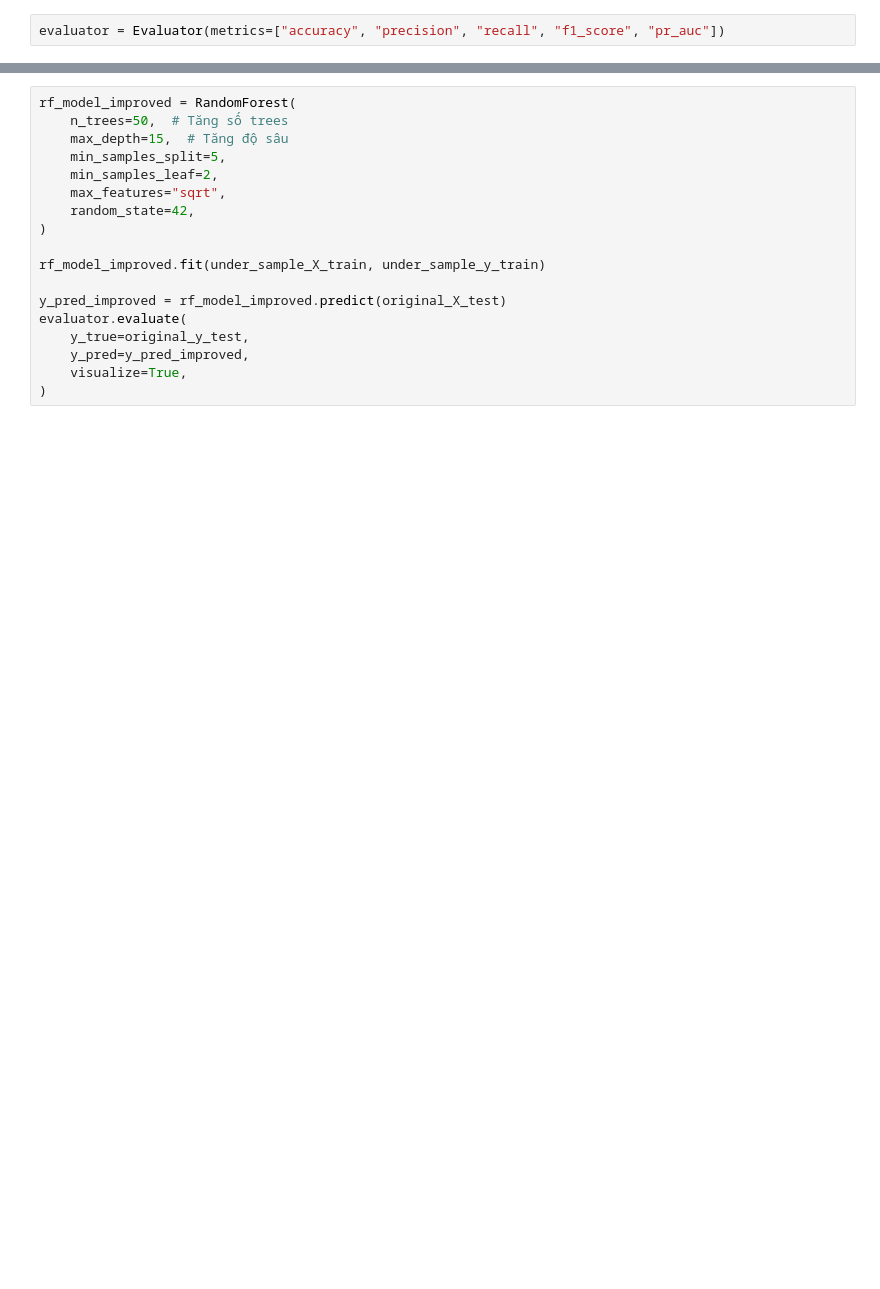
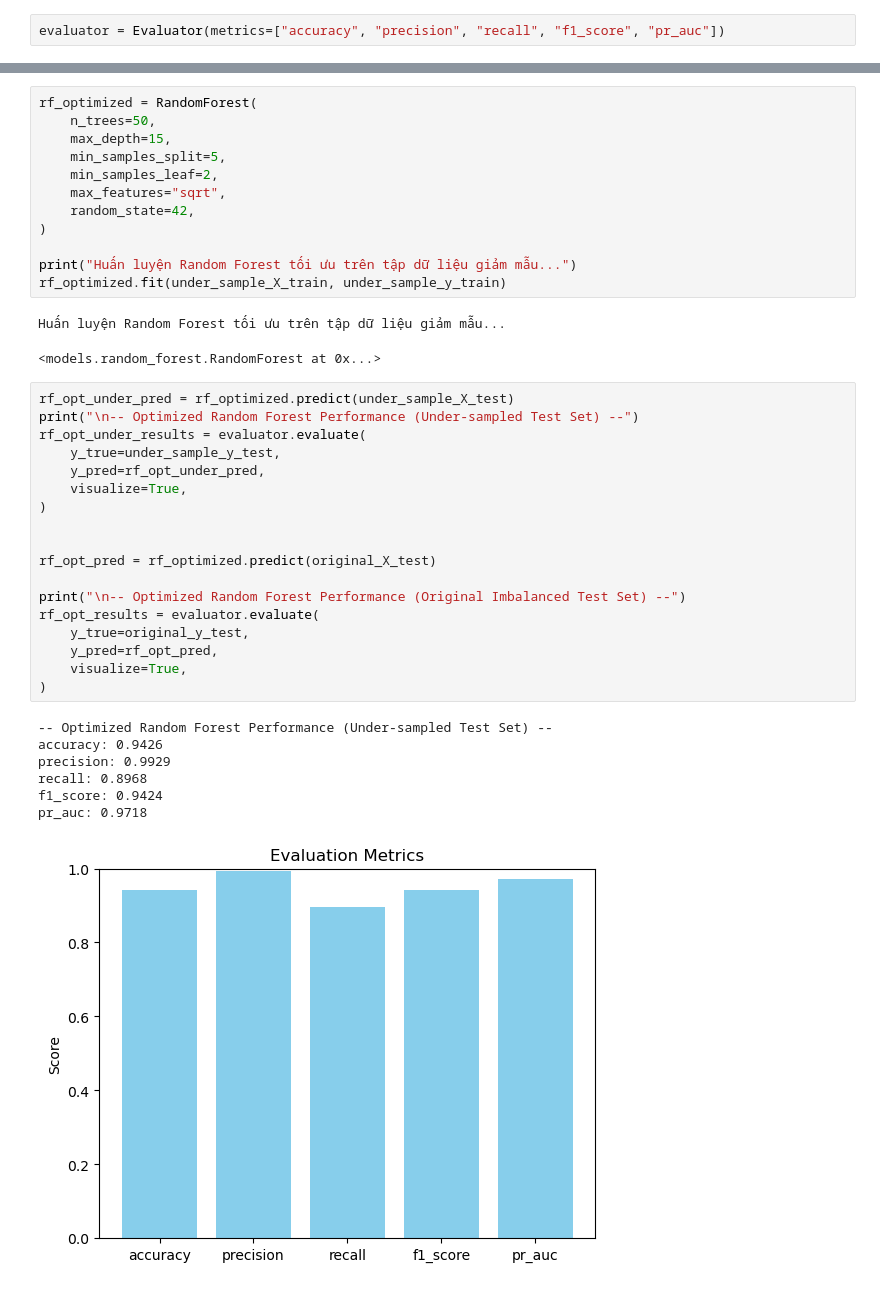
Before and after one commit to p1neapplechoco/FraudDetection-NumPy, a Jupyter notebook: notebooks/04_modeling.ipynb, the cells around one changed output, grey strips where cells are left out. Saved outputs shown, nothing was run; the diff lists cells and outputs as text; blank space fills up the shorter version.

```diff
--- a/notebooks/04_modeling.ipynb
+++ b/notebooks/04_modeling.ipynb
@@ -105,18 +220,41 @@ evaluator.evaluate(
 # %%
-rf_model_improved = RandomForest(
-    n_trees=50,  # Tăng số trees
-    max_depth=15,  # Tăng độ sâu
+rf_optimized = RandomForest(
+    n_trees=50,
+    max_depth=15,
     min_samples_split=5,
     min_samples_leaf=2,
     max_features="sqrt",
     random_state=42,
 )
 
-rf_model_improved.fit(under_sample_X_train, under_sample_y_train)
-
-y_pred_improved = rf_model_improved.predict(original_X_test)
-evaluator.evaluate(
-    y_true=original_y_test,
-    y_pred=y_pred_improved,
-    visualize=True,
-)
+print("Huấn luyện Random Forest tối ưu trên tập dữ liệu giảm mẫu...")
+rf_optimized.fit(under_sample_X_train, under_sample_y_train)
+# %% [output]
+Huấn luyện Random Forest tối ưu trên tập dữ liệu giảm mẫu...
+<models.random_forest.RandomForest at 0x...>
+# %%
+rf_opt_under_pred = rf_optimized.predict(under_sample_X_test)
+print("\n-- Optimized Random Forest Performance (Under-sampled Test Set) --")
+rf_opt_under_results = evaluator.evaluate(
+    y_true=under_sample_y_test,
+    y_pred=rf_opt_under_pred,
+    visualize=True,
+)
+
+
+rf_opt_pred = rf_optimized.predict(original_X_test)
+
+print("\n-- Optimized Random Forest Performance (Original Imbalanced Test Set) --")
+rf_opt_results = evaluator.evaluate(
+    y_true=original_y_test,
+    y_pred=rf_opt_pred,
+    visualize=True,
+)
+# %% [output]
+-- Optimized Random Forest Performance (Under-sampled Test Set) --
+accuracy: 0.9426
+precision: 0.9929
+recall: 0.8968
+f1_score: 0.9424
+pr_auc: 0.9718
+[figure, added]
```
Also changed, not shown: parts of 34 cells of this notebook, 3 other files.
